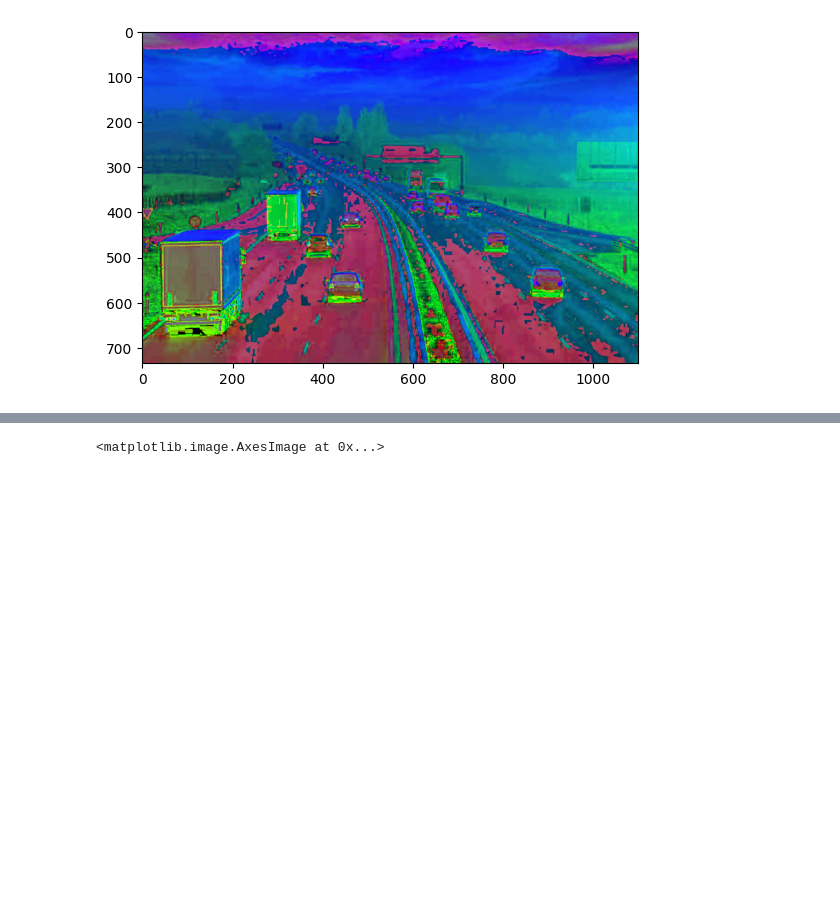
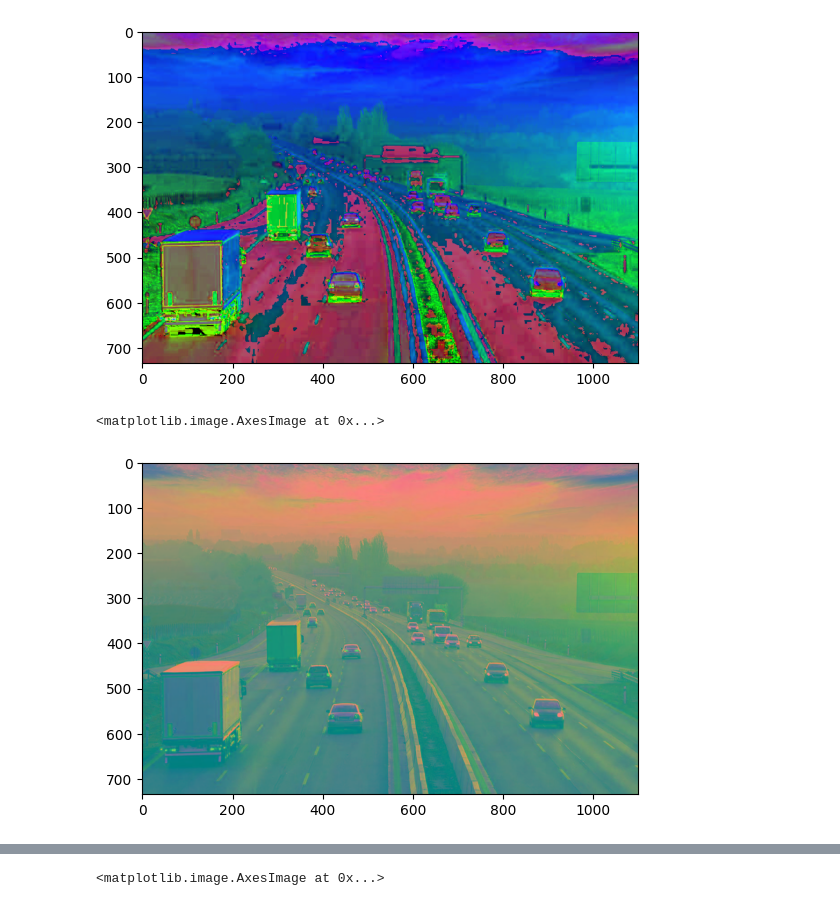
Before and after one commit to Alireza-Nazari/OpenCV_Learnings, a Jupyter notebook: 25 - Color spaces.ipynb, the cells around one changed output, grey strips where cells are left out. Drawn from its saved outputs; the diff is of its cells as text; code cells hidden in the pictures; blank space fills up the shorter version.

Commit message:
color space added to code

```diff
--- a/25 - cvtColor() method.ipynb
+++ b/25 - Color spaces.ipynb
@@ -27,3 +27,18 @@ plt.imshow(image)
 # %% [output]
 <matplotlib.image.AxesImage at 0x...>
 [figure]
+# %%
+path = r'/Users/alireza/Coding/OpenCV_Learning/OpenCV_Learnings/Images/img.jpg'
+
+# Reading an image in default mode
+src = cv2.imread(path)
+
+# Using cv2.cvtColor() method
+# conversion code
+image = cv2.cvtColor(src, cv2.COLOR_BGR2YCrCb)
+
+# Displaying the image
+plt.imshow(image)
+# %% [output]
+<matplotlib.image.AxesImage at 0x...>
+[figure, added]
```
Also changed, not shown: parts of 2 cells of this notebook, 1 other file.
